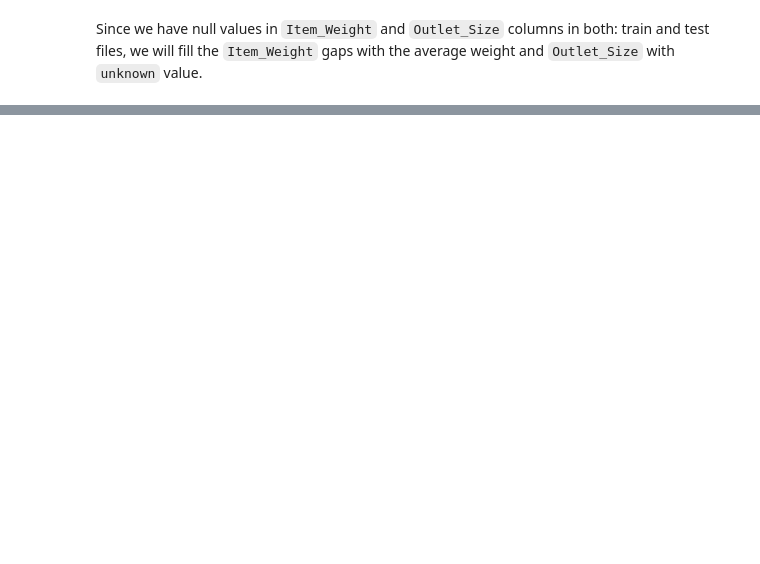
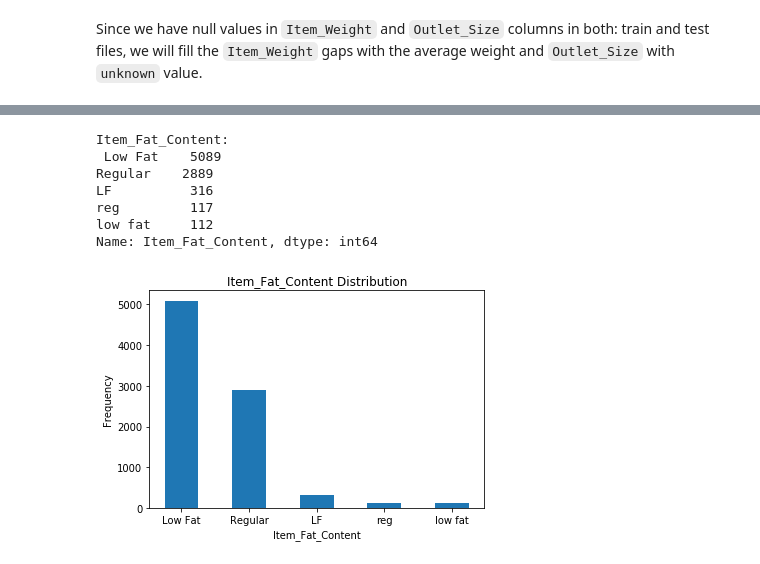
Before and after one commit to priyankkalgaonkar/Predictive-Analysis-Using-Feature-Engineering, a Jupyter notebook: Predictive_Analysis_Using_Feature_Engineering.ipynb, the cells around one changed output, grey strips where cells are left out. Drawn from its saved outputs; the diff is of its cells as text; code cells hidden in the pictures; blank space fills up the shorter version.

```diff
--- a/Predictive_Analysis_Using_Feature_Engineering.ipynb
+++ b/Predictive_Analysis_Using_Feature_Engineering.ipynb
@@ -48,0 +192,17 @@ ValueError: ignored
+# %%
+import numpy as np
+import matplotlib.pyplot as plt
+plt.bar(train['Item_Fat_Content'].value_counts().index, train['Item_Fat_Content'].value_counts(), width=0.5, bottom=None, align='center', data=train)
+plt.title('Item_Fat_Content Distribution')
+plt.xlabel('Item_Fat_Content')
+plt.ylabel('Frequency')
+print('Item_Fat_Content:\n',train['Item_Fat_Content'].value_counts())
+# %% [output]
+Item_Fat_Content:
+ Low Fat    5089
+Regular    2889
+LF          316
+reg         117
+low fat     112
+Name: Item_Fat_Content, dtype: int64
+[figure, added]
```
Also changed, not shown: parts of 35 cells of this notebook.
